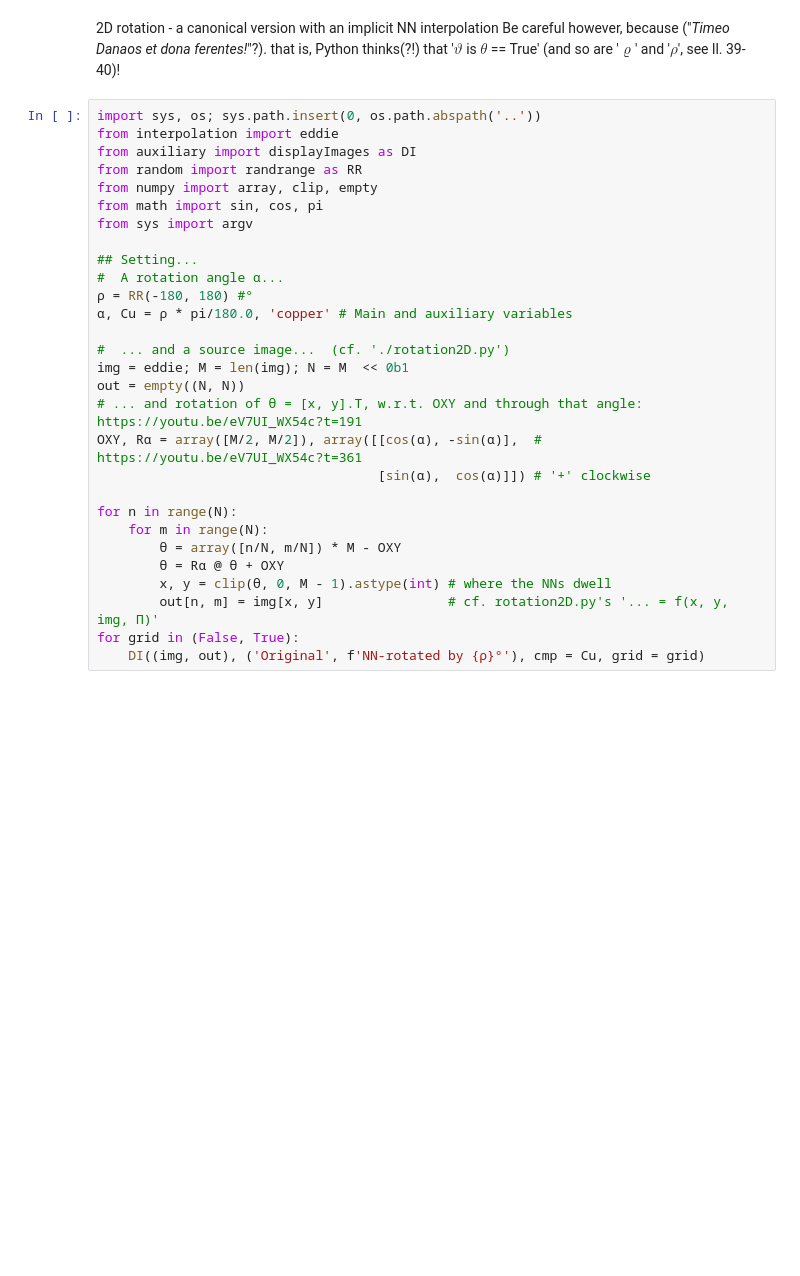
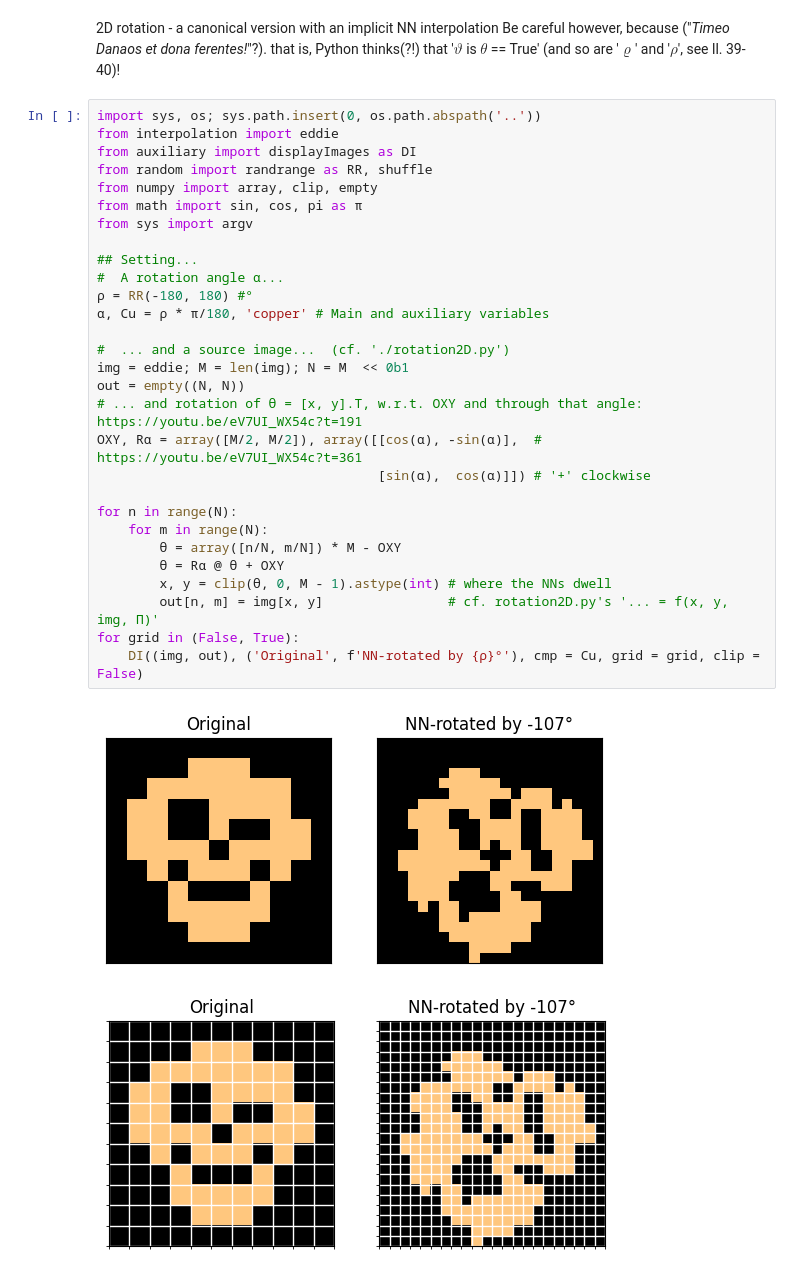
Before and after one commit to Bahrd/AppliedPythonology, a Jupyter notebook: ipynbs/rotatioNN.ipynb, the cells around one changed output. Cells and saved outputs as stored; diff of their text form; blank space fills up the shorter version.

```diff
--- a/ipynbs/rotatioNN.ipynb
+++ b/ipynbs/rotatioNN.ipynb
@@ -4,29 +4,32 @@ Be careful however, because ("*Timeo Danaos et dona ferentes!*"?). that is, Pyth
 # %%
 import sys, os; sys.path.insert(0, os.path.abspath('..'))
 from interpolation import eddie
 from auxiliary import displayImages as DI
-from random import randrange as RR
+from random import randrange as RR, shuffle
 from numpy import array, clip, empty
-from math import sin, cos, pi
+from math import sin, cos, pi as π
 from sys import argv
 
 ## Setting...
 #  A rotation angle α...
 ϱ = RR(-180, 180) #°
-α, Cu = ϱ * pi/180.0, 'copper' # Main and auxiliary variables
+α, Cu = ϱ * π/180, 'copper' # Main and auxiliary variables
 
 #  ... and a source image...  (cf. './rotation2D.py')
 img = eddie; M = len(img); N = M  << 0b1
 out = empty((N, N))
 # ... and rotation of ϑ = [x, y].T, w.r.t. OXY and through that angle: https://youtu.be/eV7UI_WX54c?t=191
 OXY, Rα = array([M/2, M/2]), array([[cos(α), -sin(α)],  #              https://youtu.be/eV7UI_WX54c?t=361
                                     [sin(α),  cos(α)]]) # '+' clockwise
 
 for n in range(N):
     for m in range(N):
         ϑ = array([n/N, m/N]) * M - OXY
         ϑ = Rα @ ϑ + OXY
         x, y = clip(ϑ, 0, M - 1).astype(int) # where the NNs dwell
         out[n, m] = img[x, y]                # cf. rotation2D.py's '... = f(x, y, img, Π)'
 for grid in (False, True):
-    DI((img, out), ('Original', f'NN-rotated by {ρ}°'), cmp = Cu, grid = grid)
+    DI((img, out), ('Original', f'NN-rotated by {ρ}°'), cmp = Cu, grid = grid, clip = False)
+# %% [output]
+[figure, added]
+[figure, added]
```
Also changed, not shown: 4 other files.
